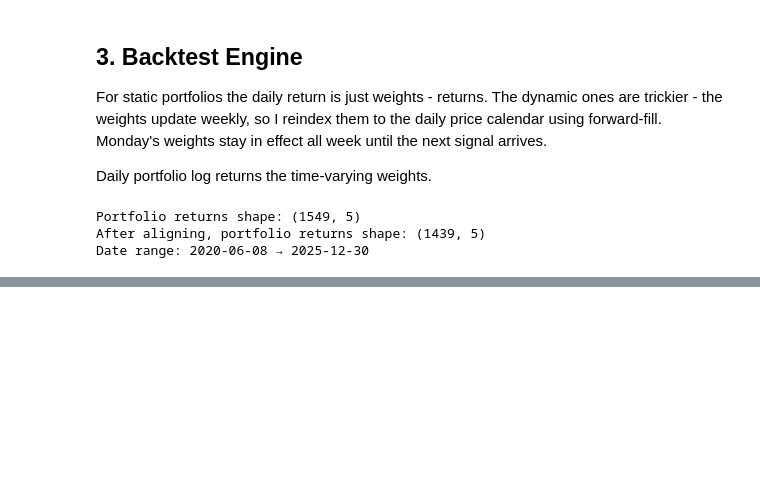
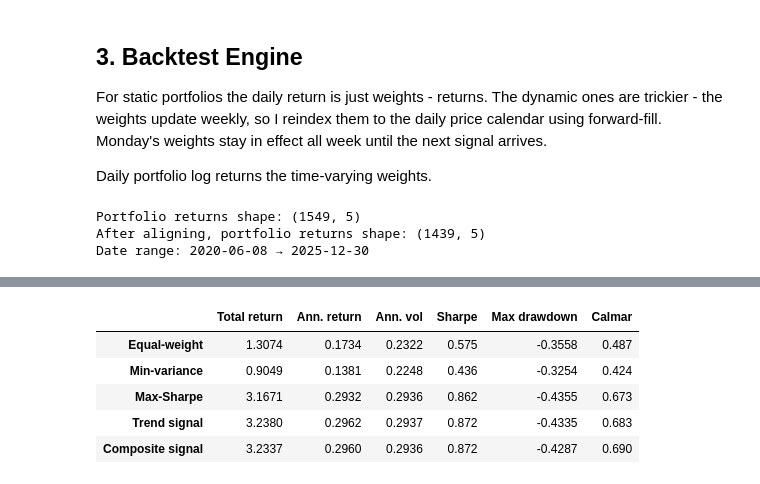
Before and after one commit to radostinaaa/fashion-trends, a Jupyter notebook: 6_backtesting.ipynb, the cells around one changed output, grey strips where cells are left out. Saved outputs shown, nothing was run; the diff lists cells and outputs as text; code cells hidden in the pictures; blank space fills up the shorter version.

```diff
--- a/6_backtesting.ipynb
+++ b/6_backtesting.ipynb
@@ -119,0 +124,36 @@ Date range: 2020-06-08 → 2025-12-30
+# %%
+def performance_metrics(returns_series, rf=RF_RATE):
+    ann_return = returns_series.mean() * 252
+    ann_vol    = returns_series.std()  * np.sqrt(252)
+    sharpe     = (ann_return - rf) / ann_vol if ann_vol > 0 else np.nan
+
+    cumulative = (1 + returns_series).cumprod()
+    rolling_max = cumulative.cummax()
+    drawdown = (cumulative - rolling_max) / rolling_max
+    max_dd = drawdown.min()
+    calmar = ann_return / abs(max_dd) if max_dd != 0 else np.nan
+    total_ret = cumulative.iloc[-1] - 1
+
+    return {
+        'Total return'  : round(total_ret,  4),
+        'Ann. return'   : round(ann_return, 4),
+        'Ann. vol'      : round(ann_vol,    4),
+        'Sharpe'        : round(sharpe,     3),
+        'Max drawdown'  : round(max_dd,     4),
+        'Calmar'        : round(calmar,     3),
+    }
+
+
+metrics = pd.DataFrame({
+    col: performance_metrics(port_returns[col])
+    for col in port_returns.columns
+}).T
+
+metrics
+# %% [output]
+|  | Total return | Ann. return | Ann. vol | Sharpe | Max drawdown | Calmar |
+| Equal-weight | 1.3074 | 0.1734 | 0.2322 | 0.575 | -0.3558 | 0.487 |
+| Min-variance | 0.9049 | 0.1381 | 0.2248 | 0.436 | -0.3254 | 0.424 |
+| Max-Sharpe | 3.1671 | 0.2932 | 0.2936 | 0.862 | -0.4355 | 0.673 |
+| Trend signal | 3.2380 | 0.2962 | 0.2937 | 0.872 | -0.4335 | 0.683 |
+| Composite signal | 3.2337 | 0.2960 | 0.2936 | 0.872 | -0.4287 | 0.690 |
```
Also changed, not shown: parts of 3 cells of this notebook, 1 other file.
